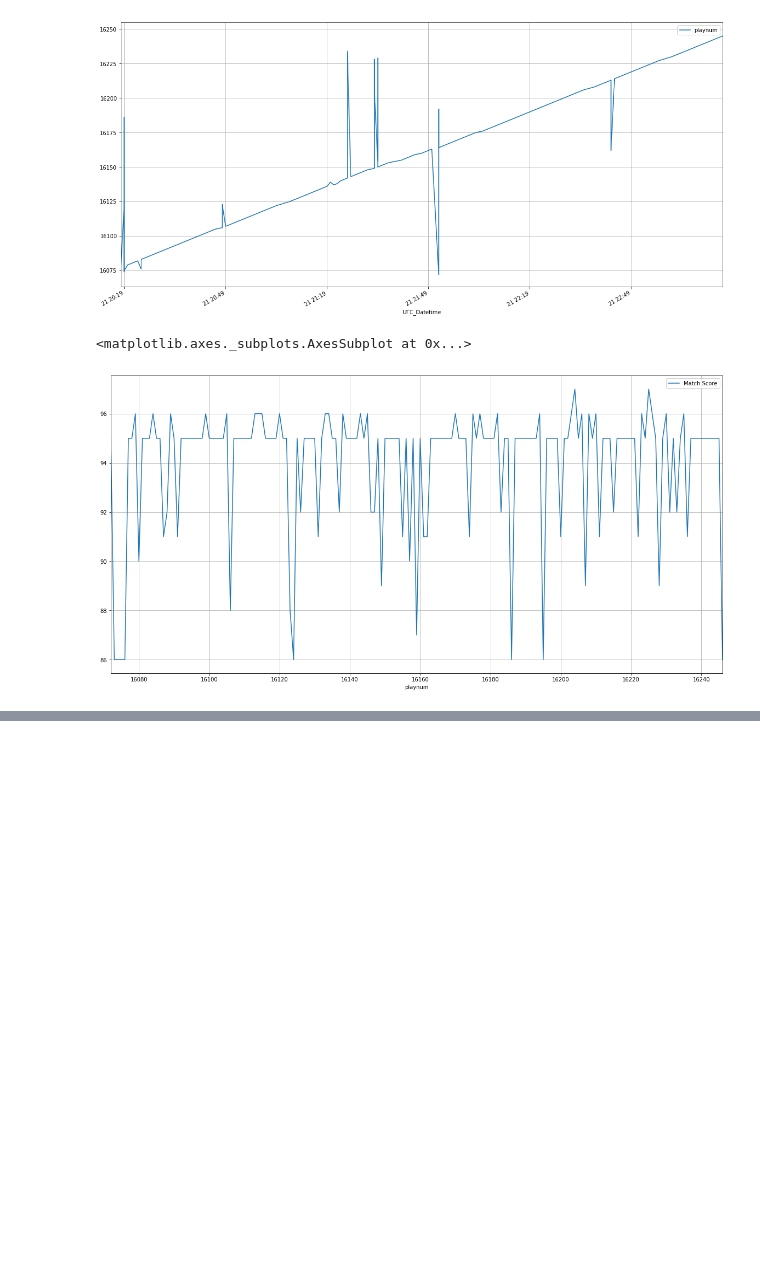
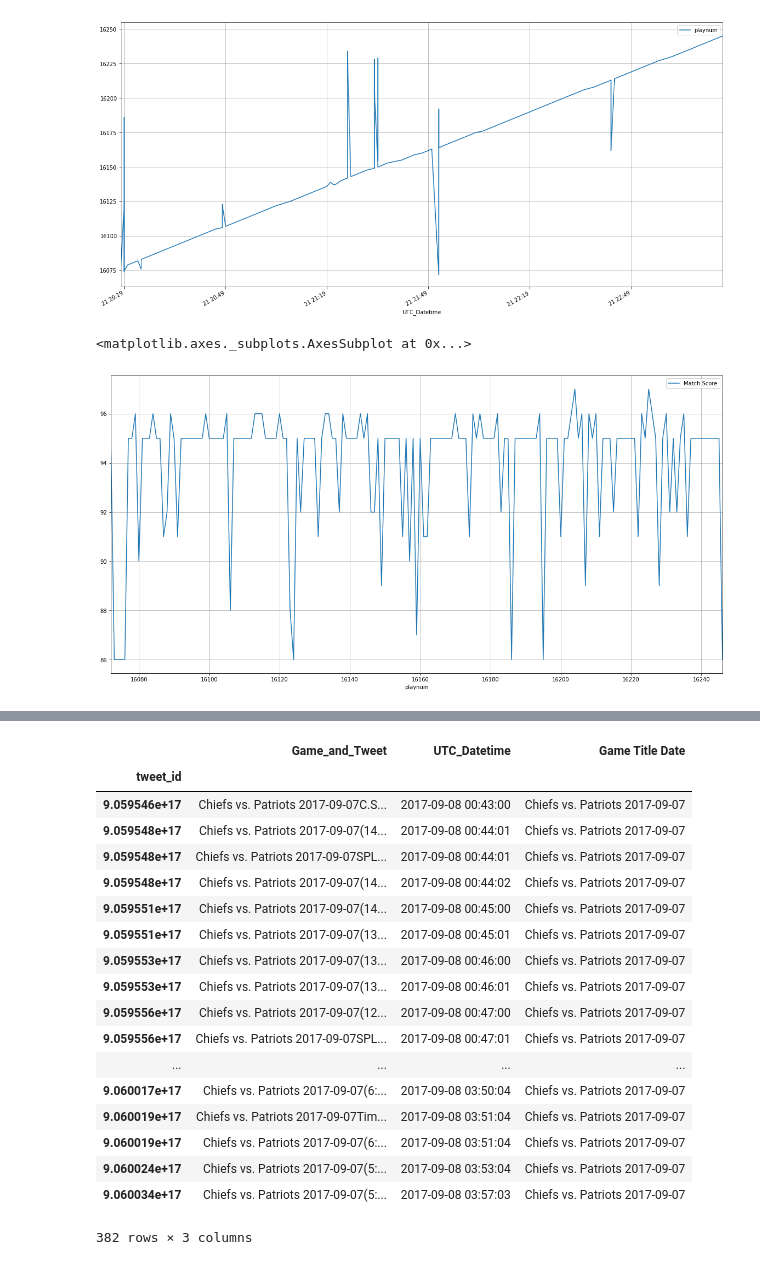
Before and after one commit to chadharness-mids/w266_final_project_merged, a Jupyter notebook: notebooks/wrangling/Combine_Twitter_with_Plays-Take2.ipynb, the cells around one changed output, grey strips where cells are left out. Saved outputs shown, nothing was run; the diff lists cells and outputs as text; code cells hidden in the pictures; blank space fills up the shorter version.

```diff
--- a/notebooks/wrangling/Combine_Twitter_with_Plays-Take2.ipynb
+++ b/notebooks/wrangling/Combine_Twitter_with_Plays-Take2.ipynb
@@ -89,14 +89,14 @@ pbptweets2 = pbptweets2[['Game Title Date','UTC_Datetime','gamedate','screen_nam
 
 def clean_tweet(tweettext):
     tweettext = tweettext.replace('1/2 ','')
-    tweettext = tweettext.replace('2/2 ','')
+    tweettext = tweettext.replace('2/2 ','SPLIT_TWEET-')
     tweettext = tweettext.replace('1/3 ','')
-    tweettext = tweettext.replace('2/3 ','')
-    tweettext = tweettext.replace('3/3 ','')
+    tweettext = tweettext.replace('2/3 ','SPLIT_TWEET-')
+    tweettext = tweettext.replace('3/3 ','SPLIT_TWEET-')
     tweettext = tweettext.replace('1/4 ','')
-    tweettext = tweettext.replace('2/4 ','')
-    tweettext = tweettext.replace('3/4 ','')
-    tweettext = tweettext.replace('4/4 ','')
+    tweettext = tweettext.replace('2/4 ','SPLIT_TWEET-')
+    tweettext = tweettext.replace('3/4 ','SPLIT_TWEET-')
+    tweettext = tweettext.replace('4/4 ','SPLIT_TWEET-')
     return tweettext
 
 pbptweets2['text_cleaned'] = pbptweets2['text'].apply(clean_tweet)
@@ -107,6 +107,8 @@ tweetsraw = pd.DataFrame(pbptweets2[['Game_and_Tweet','UTC_Datetime','Game Title
 
 winpct['Game_and_Tweet'] = winpct['Game Title Date'] + winpct['text']
 winpctraw = winpct[['Game_and_Tweet','homeWinPercentage','playId','Game Title Date','playnum']]
+
+winpctraw = winpctraw.sort_values('playnum')
 # %% [output]
 PBP Tweets length: 79409
 PBP Tweets length after merge with game name: 78026
@@ -250,0 +323,22 @@ winpct[['playnum','playId','Game Title Date','text','homeWinPercentage']].sort_v
+# %%
+df2
+# %% [output]
+|  | Game_and_Tweet | UTC_Datetime | Game Title Date |
+| tweet_id |  |  |  |
+| 9.059546e+17 | Chiefs vs. Patriots 2017-09-07C.S... | 2017-09-08 00:43:00 | Chiefs vs. Patriots 2017-09-07 |
+| 9.059548e+17 | Chiefs vs. Patriots 2017-09-07(14... | 2017-09-08 00:44:01 | Chiefs vs. Patriots 2017-09-07 |
+| 9.059548e+17 | Chiefs vs. Patriots 2017-09-07SPL... | 2017-09-08 00:44:01 | Chiefs vs. Patriots 2017-09-07 |
+| 9.059548e+17 | Chiefs vs. Patriots 2017-09-07(14... | 2017-09-08 00:44:02 | Chiefs vs. Patriots 2017-09-07 |
+| 9.059551e+17 | Chiefs vs. Patriots 2017-09-07(14... | 2017-09-08 00:45:00 | Chiefs vs. Patriots 2017-09-07 |
+| 9.059551e+17 | Chiefs vs. Patriots 2017-09-07(13... | 2017-09-08 00:45:01 | Chiefs vs. Patriots 2017-09-07 |
+| 9.059553e+17 | Chiefs vs. Patriots 2017-09-07(13... | 2017-09-08 00:46:00 | Chiefs vs. Patriots 2017-09-07 |
+| 9.059553e+17 | Chiefs vs. Patriots 2017-09-07(13... | 2017-09-08 00:46:01 | Chiefs vs. Patriots 2017-09-07 |
+| 9.059556e+17 | Chiefs vs. Patriots 2017-09-07(12... | 2017-09-08 00:47:00 | Chiefs vs. Patriots 2017-09-07 |
+| 9.059556e+17 | Chiefs vs. Patriots 2017-09-07SPL... | 2017-09-08 00:47:01 | Chiefs vs. Patriots 2017-09-07 |
+| ... | ... | ... | ... |
+| 9.060017e+17 | Chiefs vs. Patriots 2017-09-07(6:... | 2017-09-08 03:50:04 | Chiefs vs. Patriots 2017-09-07 |
+| 9.060019e+17 | Chiefs vs. Patriots 2017-09-07Tim... | 2017-09-08 03:51:04 | Chiefs vs. Patriots 2017-09-07 |
+| 9.060019e+17 | Chiefs vs. Patriots 2017-09-07(6:... | 2017-09-08 03:51:04 | Chiefs vs. Patriots 2017-09-07 |
+| 9.060024e+17 | Chiefs vs. Patriots 2017-09-07(5:... | 2017-09-08 03:53:04 | Chiefs vs. Patriots 2017-09-07 |
+| 9.060034e+17 | Chiefs vs. Patriots 2017-09-07(5:... | 2017-09-08 03:57:03 | Chiefs vs. Patriots 2017-09-07 |
+382 rows × 3 columns
```
Also changed, not shown: parts of 19 cells of this notebook, 2 other files.
